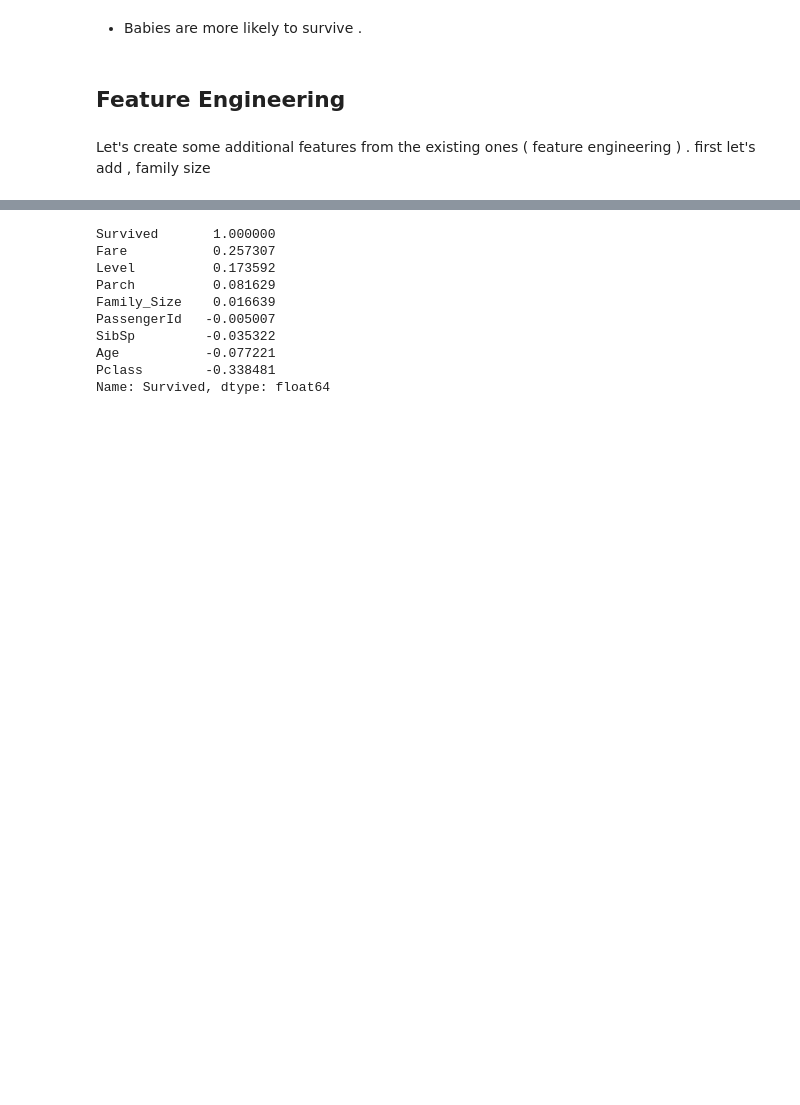
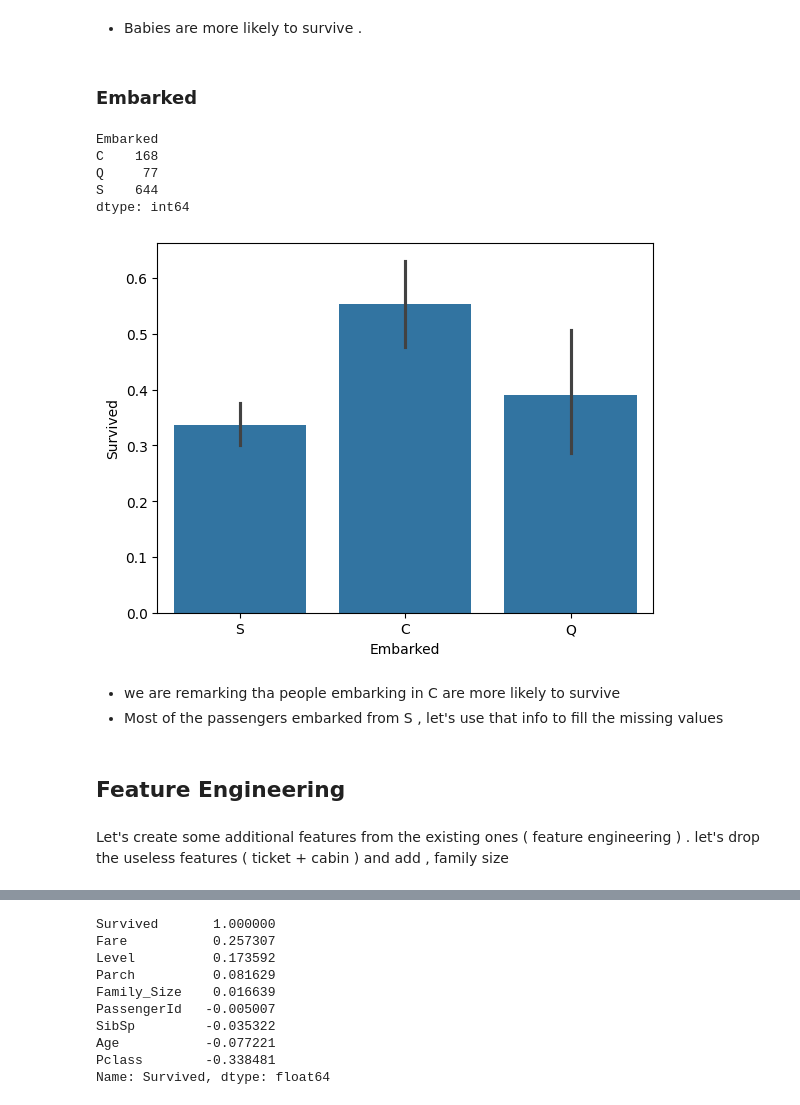
Before and after one commit to Chamiln17/Titanic_Disaster_Detection, a Jupyter notebook: Titanic.ipynb, the cells around one changed output, grey strips where cells are left out. Drawn from its saved outputs; the diff is of its cells as text; code cells hidden in the pictures; blank space fills up the shorter version.

```diff
--- a/Titanic.ipynb
+++ b/Titanic.ipynb
@@ -180,9 +186,25 @@ sns.barplot(x="AgeGroup", y="Survived", data=train)
 [figure]
 # %% [markdown]
 - Babies are more likely to survive .
+# %% [markdown]
+### Embarked
+# %%
+sns.barplot(x="Embarked",y="Survived", data=train)
+survived_embarked = train.groupby("Embarked").size()
+print(survived_embarked)
+# %% [output]
+Embarked
+C    168
+Q     77
+S    644
+dtype: int64
+[figure, added]
+# %% [markdown]
+- we are remarking tha people embarking in C are more likely to survive
+- Most of the passengers embarked from S , let's use that info to fill the missing values
 # %% [markdown]
 ## Feature Engineering
 # %% [markdown]
-Let's create some additional features from the existing ones ( feature engineering ) . first let's add , family size
+Let's create some additional features from the existing ones ( feature engineering ) . let's drop the useless features ( ticket + cabin ) and add , family size
 # %%
 def feature_engineering (train, test):
```
Also changed, not shown: parts of 9 cells of this notebook, 2 other files.
